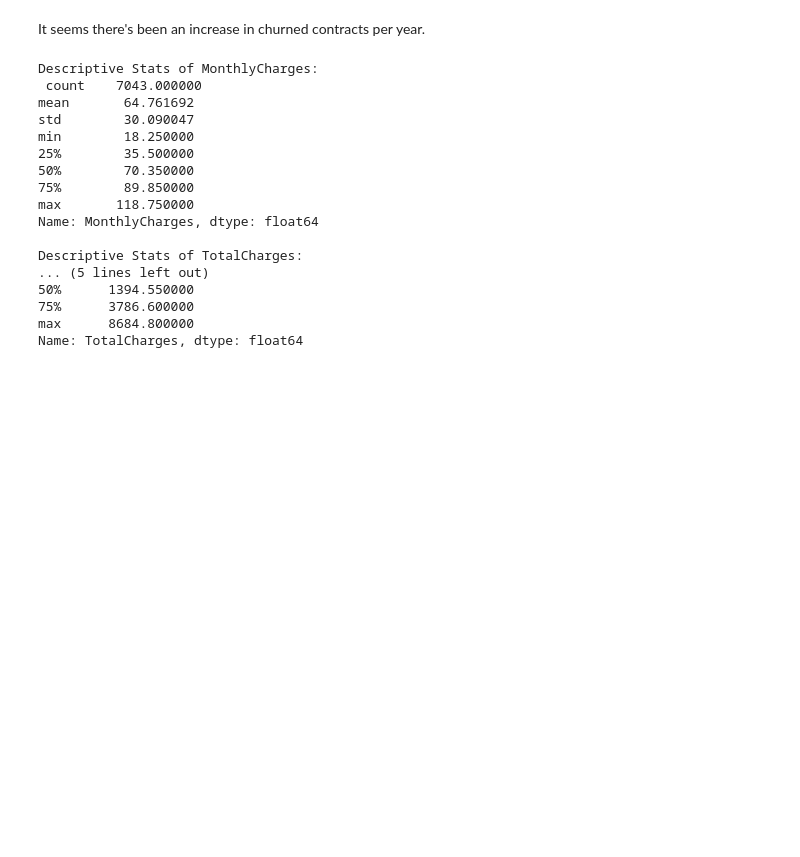
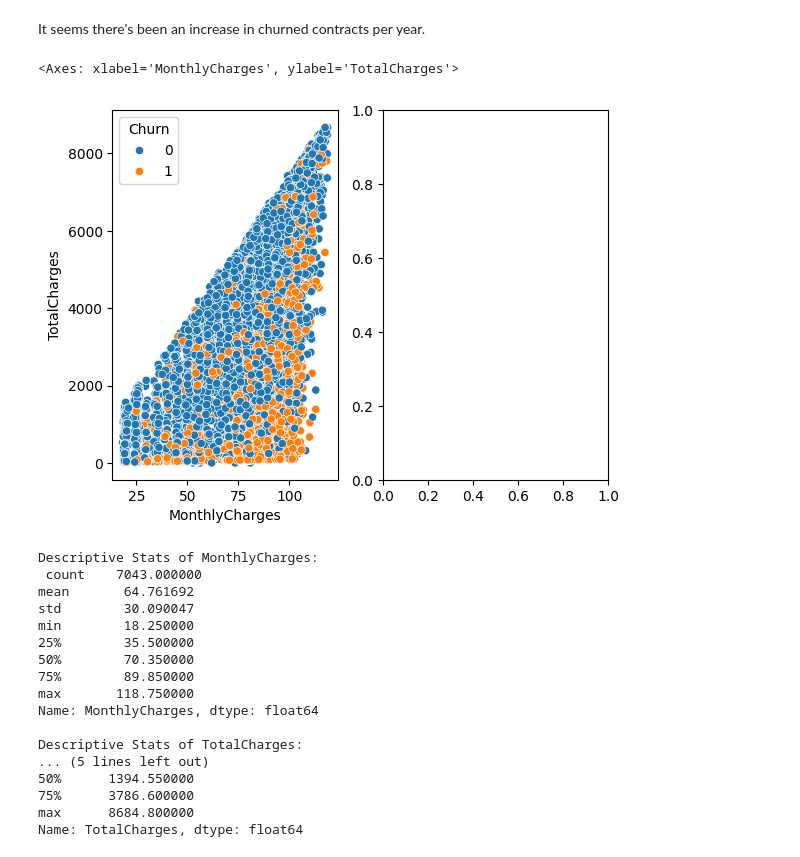
Before and after one commit to MrDonBromo/Telecom-Churn-Prediction, a Jupyter notebook: Final Project.ipynb, the cells around one changed output. Cells and saved outputs as stored; diff of their text form; code cells hidden in the pictures; blank space fills up the shorter version.

Commit message:
Monthly vs Total charges scatterplot

```diff
--- a/Final Project.ipynb
+++ b/Final Project.ipynb
@@ -495,6 +495,13 @@ Text(0.5, 1.0, 'Churned Contracts per Year')
 [figure]
 # %% [markdown]
 It seems there's been an increase in churned contracts per year.
+# %%
+fig, axs = plt.subplots(1,2)
+
+sns.scatterplot(data=contract_data, y='TotalCharges', x='MonthlyCharges', hue='Churn', ax=axs[0])
+# %% [output]
+<Axes: xlabel='MonthlyCharges', ylabel='TotalCharges'>
+[figure, added]
 # %%
 print('Descriptive Stats of MonthlyCharges:\n',contract_data['MonthlyCharges'].describe())
 print('\nDescriptive Stats of TotalCharges:\n',contract_data['TotalCharges'].describe())
```
